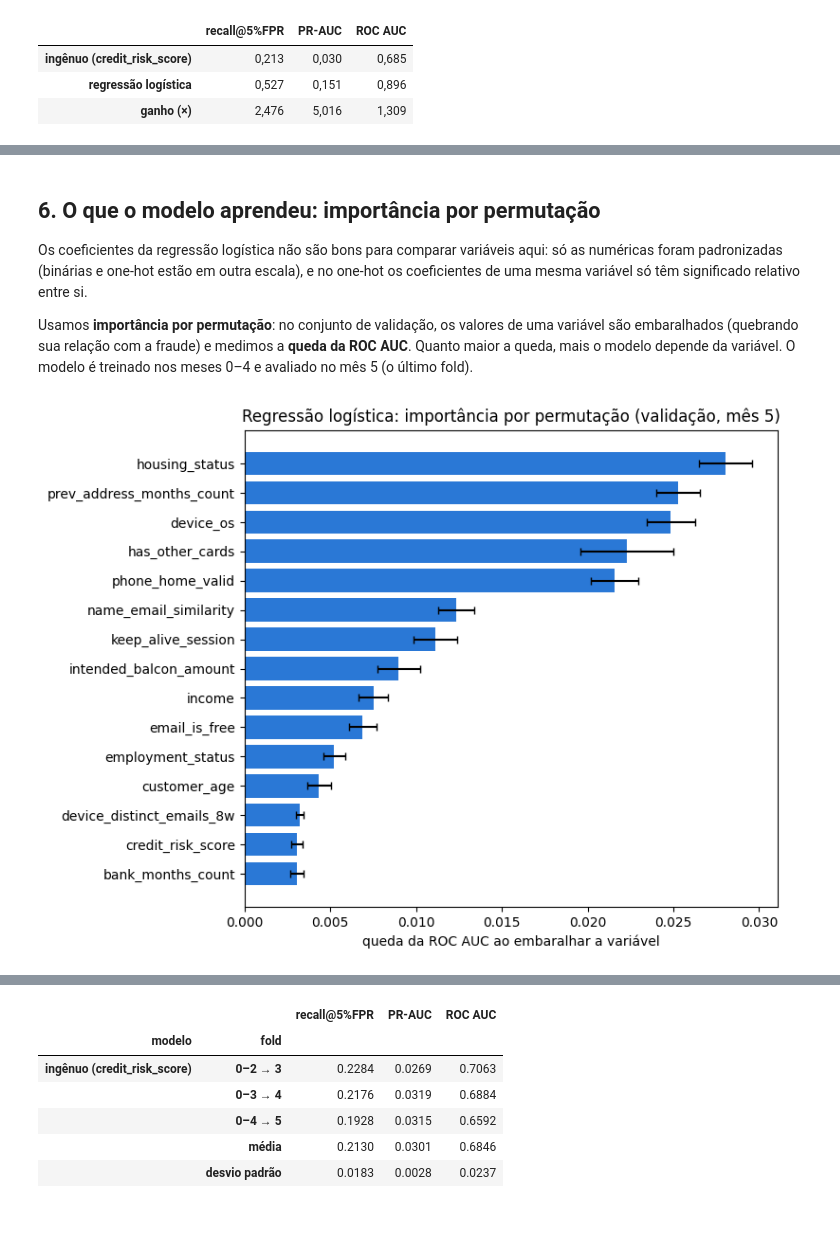
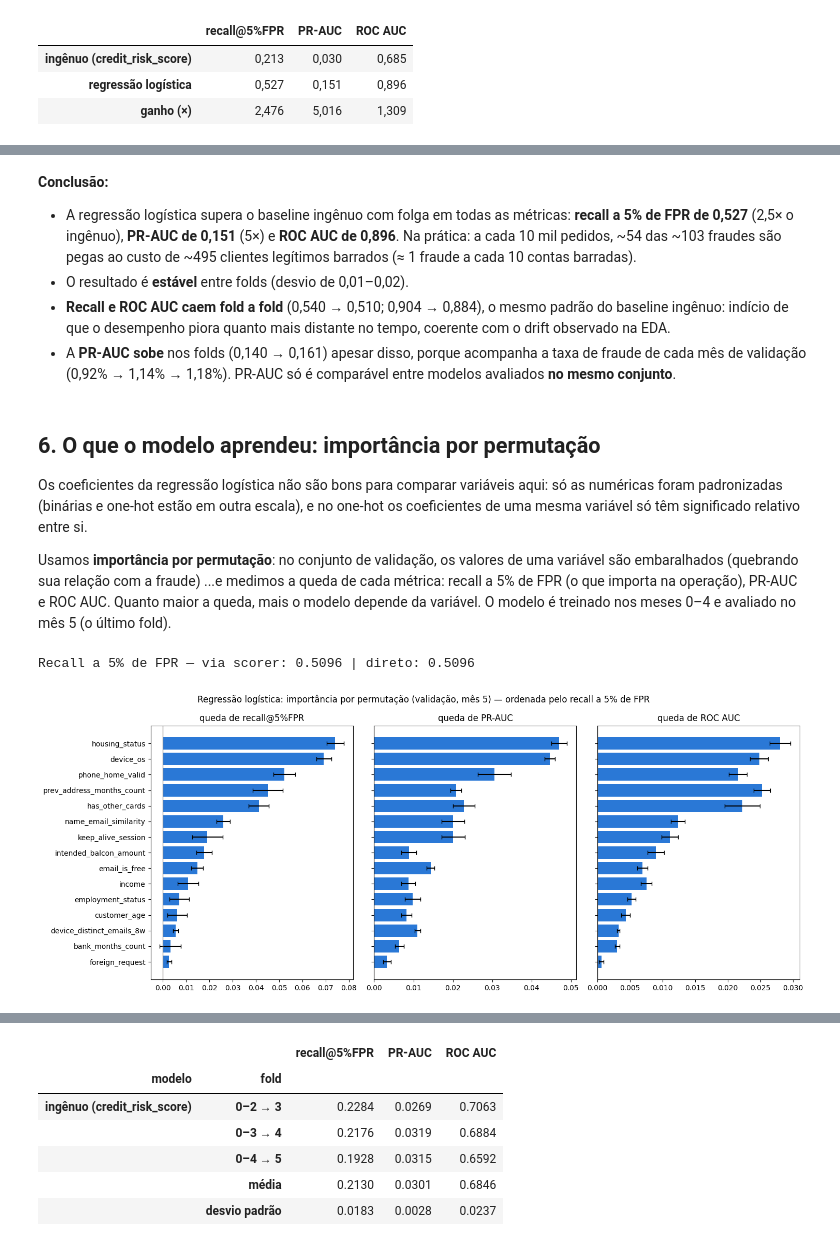
Before and after one commit to davidfwallace/fraude-abertura-conta, a Jupyter notebook: notebooks/02_baseline.ipynb, the cells around one changed output, grey strips where cells are left out. Saved outputs shown, nothing was run; the diff lists cells and outputs as text; code cells hidden in the pictures; blank space fills up the shorter version.

Commit message:
Baseline: importância por 3 métricas, estabilidade do limiar e justiça por idade

```diff
--- a/notebooks/02_baseline.ipynb
+++ b/notebooks/02_baseline.ipynb
@@ -151,13 +151,16 @@ BINARIAS = ["email_is_free", "phone_home_valid", "phone_mobile_valid",
             "has_other_cards", "foreign_request", "keep_alive_session"]
 CAUDA_LONGA = ["days_since_request", "session_length_in_minutes",
                "bank_branch_count_8w", "prev_address_months_count"]
-NUMERICAS = [c for c in treino.columns
-             if c not in [ALVO] + DESCARTAR + CATEGORICAS + BINARIAS + CAUDA_LONGA]
+NUMERICAS = [c for c in treino.columns if c not in [ALVO] + DESCARTAR + CATEGORICAS + BINARIAS + CAUDA_LONGA]
 
 # Códigos de ausência, segundo o dicionário de dados (EDA, seção 2)
 AUSENTE_MENOS_1 = ["prev_address_months_count", "current_address_months_count", "bank_months_count",
                    "session_length_in_minutes", "device_distinct_emails_8w"]
 AUSENTE_NEGATIVO = ["intended_balcon_amount"]
+
+# Colunas que, pelo significado, não podem ser negativas (contagens, tempos, velocidades, valores).
+# Exceção: credit_risk_score, cuja escala inclui negativos legítimos (EDA, seção 2).
+NAO_NEGATIVAS = [c for c in NUMERICAS + CAUDA_LONGA if c != "credit_risk_score"]
 
 
 def limpar(df):
@@ -167,7 +170,9 @@ def limpar(df):
         out[c] = out[c].where(out[c] != -1)
     for c in AUSENTE_NEGATIVO:
         out[c] = out[c].where(out[c] >= 0)
-    out["velocity_6h"] = out["velocity_6h"].clip(lower=0)
+    # Defesa contra artefatos da geração sintética (no treino, só velocity_6h tinha negativos):
+    # garante que nenhum valor impossível chegue ao log1p em meses futuros
+    out[NAO_NEGATIVAS] = out[NAO_NEGATIVAS].clip(lower=0)
     return out
 
 
@@ -342,40 +316,65 @@ plt.show()
+# %% [markdown]
+**Conclusão:**
+
+- A regressão logística supera o baseline ingênuo com folga em todas as métricas: **recall a 5% de FPR de 0,527** (2,5× o ingênuo), **PR-AUC de 0,151** (5×) e **ROC AUC de 0,896**. Na prática: a cada 10 mil pedidos, ~54 das ~103 fraudes são pegas ao custo de ~495 clientes legítimos barrados (≈ 1 fraude a cada 10 contas barradas).
+- O resultado é **estável** entre folds (desvio de 0,01–0,02).
+- **Recall e ROC AUC caem fold a fold** (0,540 → 0,510; 0,904 → 0,884), o mesmo padrão do baseline ingênuo: indício de que o desempenho piora quanto mais distante no tempo, coerente com o drift observado na EDA.
+- A **PR-AUC sobe** nos folds (0,140 → 0,161) apesar disso, porque acompanha a taxa de fraude de cada mês de validação (0,92% → 1,14% → 1,18%). PR-AUC só é comparável entre modelos avaliados **no mesmo conjunto**.
 # %% [markdown]
 ## 6. O que o modelo aprendeu: importância por permutação
 
 Os coeficientes da regressão logística não são bons para comparar variáveis aqui: só as numéricas foram padronizadas (binárias e one-hot estão em outra escala), e no one-hot os coeficientes de uma mesma variável só têm significado relativo entre si.
 
-Usamos **importância por permutação**: no conjunto de validação, os valores de uma variável são embaralhados (quebrando sua relação com a fraude) e medimos a **queda da ROC AUC**. Quanto maior a queda, mais o modelo depende da variável. O modelo é treinado nos meses 0–4 e avaliado no mês 5 (o último fold).
+Usamos **importância por permutação**: no conjunto de validação, os valores de uma variável são embaralhados (quebrando sua relação com a fraude) ...e medimos a queda de cada métrica: recall a 5% de FPR (o que importa na operação), PR-AUC e ROC AUC. Quanto maior a queda, mais o modelo depende da variável. O modelo é treinado nos meses 0–4 e avaliado no mês 5 (o último fold).
 # %%
 import matplotlib.pyplot as plt
 from sklearn.inspection import permutation_importance
+from sklearn.metrics import make_scorer
 
 FIG_DIR = RAIZ / "reports" / "figures"
 FIG_DIR.mkdir(parents=True, exist_ok=True)
 
 # Treina no último fold (meses 0–4) e mede a importância na validação (mês 5)
 *_, (meses_tr, mes_val, idx_tr, idx_val) = gerar_folds(treino)
 pipe = montar_logistica()
 pipe.fit(limpar(treino.loc[idx_tr]), treino.loc[idx_tr, ALVO])
+X_val = limpar(treino.loc[idx_val])
+y_val = treino.loc[idx_val, ALVO]
 
-X_val = limpar(treino.loc[idx_val])
+METRICAS_IMPORTANCIA = {
+    "recall@5%FPR": make_scorer(recall_a_fpr, response_method="predict_proba"),
+    "PR-AUC": "average_precision",
+    "ROC AUC": "roc_auc",
+}
+
+# Conferência: o scorer dá o mesmo valor que a nossa função aplicada diretamente?
+via_scorer = METRICAS_IMPORTANCIA["recall@5%FPR"](pipe, X_val, y_val)
+direto = recall_a_fpr(y_val, pipe.predict_proba(X_val)[:, 1])
+print(f"Recall a 5% de FPR — via scorer: {via_scorer:.4f} | direto: {direto:.4f}")
+
 imp = permutation_importance(
-    pipe, X_val, treino.loc[idx_val, ALVO],
-    scoring="roc_auc", n_repeats=5, random_state=42, n_jobs=-1,
+    pipe, X_val, y_val,
+    scoring=METRICAS_IMPORTANCIA, n_repeats=5, random_state=42, n_jobs=-1,
 )
 importancia = pd.DataFrame(
-    {"queda da ROC AUC": imp.importances_mean, "desvio": imp.importances_std},
-    index=X_val.columns,
-).sort_values("queda da ROC AUC", ascending=False)
+    {m: r.importances_mean for m, r in imp.items()}, index=X_val.columns
+).sort_values("recall@5%FPR", ascending=False)
+desvio = pd.DataFrame(
+    {m: r.importances_std for m, r in imp.items()}, index=X_val.columns
+).loc[importancia.index]
 
-top = importancia.head(15)[::-1]
-fig, ax = plt.subplots(figsize=(8, 6))
-ax.barh(top.index, top["queda da ROC AUC"], xerr=top["desvio"], color="#2a78d6", capsize=3)
-ax.set_xlabel("queda da ROC AUC ao embaralhar a variável")
-ax.set_title("Regressão logística: importância por permutação (validação, mês 5)")
+top = importancia.index[:15][::-1]
+fig, axes = plt.subplots(1, 3, figsize=(15, 6), sharey=True)
+for ax, m in zip(axes, importancia.columns):
+    ax.barh(top, importancia.loc[top, m], xerr=desvio.loc[top, m], color="#2a78d6", capsize=3)
+    ax.axvline(0, color="#8a8986", lw=1)
+    ax.set_title(f"queda de {m}")
+fig.suptitle("Regressão logística: importância por permutação (validação, mês 5) — ordenada pelo recall a 5% de FPR")
 fig.tight_layout()
 fig.savefig(FIG_DIR / "02_importancia_permutacao_logistica.png", dpi=150, bbox_inches="tight")
 plt.show()
 
 importancia.head(15).style.format(precision=4, decimal=",")
 # %% [output]
+Recall a 5% de FPR — via scorer: 0.5096 | direto: 0.5096
-[figure, old version]
+[figure, new version]
```
Also changed, not shown: parts of 10 cells of this notebook, 3 other files.
